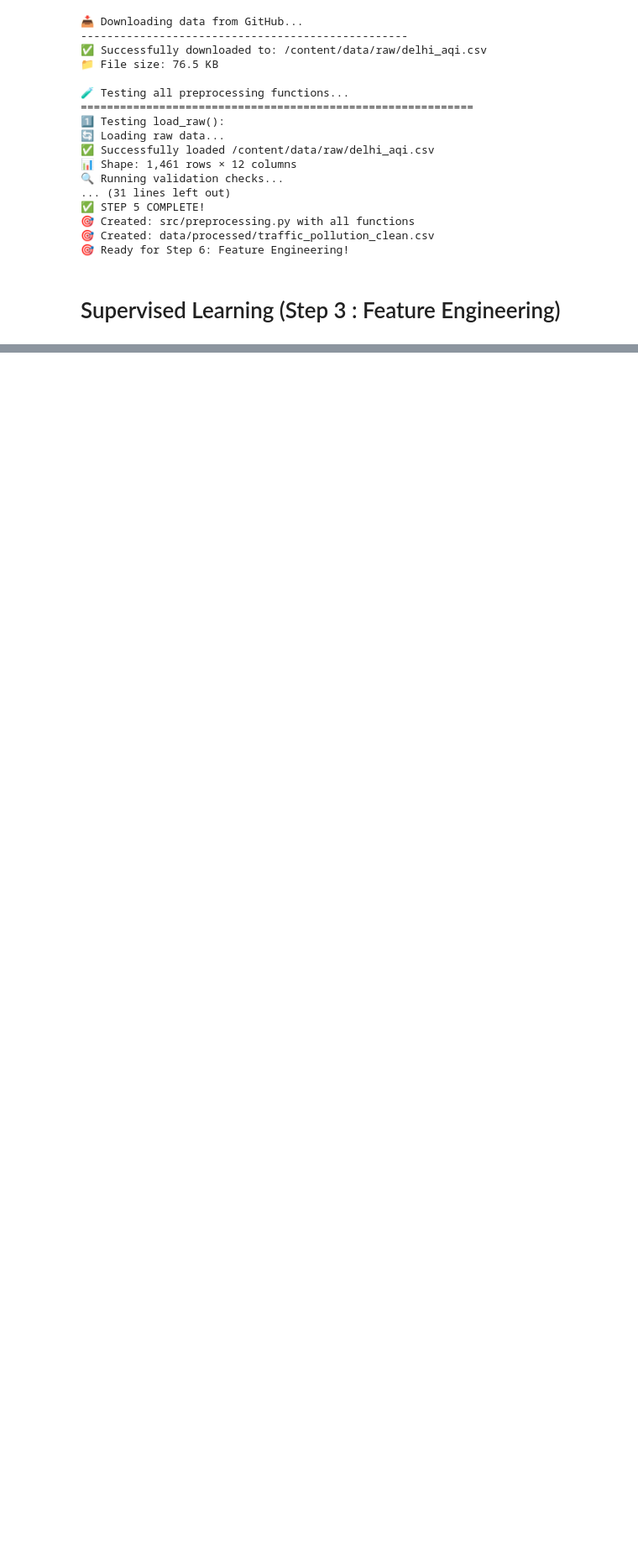
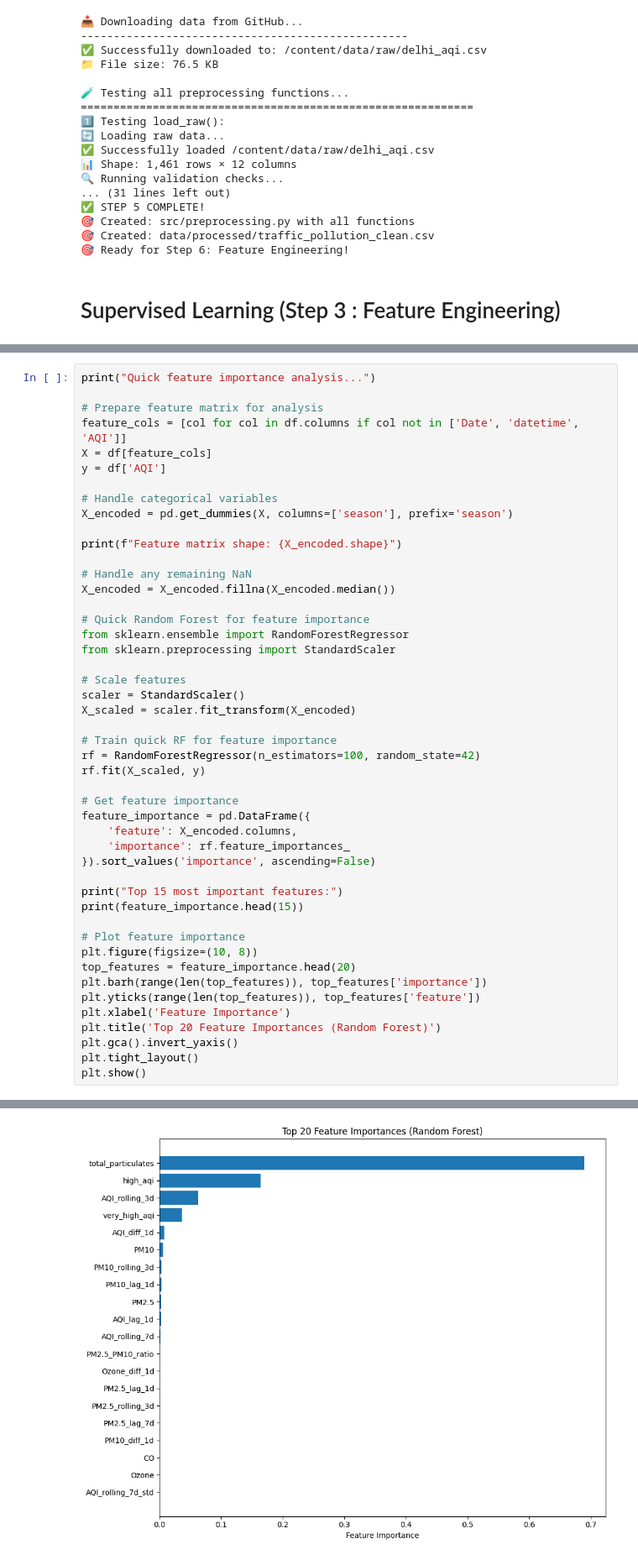
Before and after one commit to Sujoy-004/smart-city-hybrid-ml, a Jupyter notebook: notebooks/01_supervised_learning.ipynb, the cells around one changed output, grey strips where cells are left out. Shown: that part at 84% size. Saved outputs shown, nothing was run; the diff lists cells and outputs as text; blank space fills up the shorter version.

```diff
--- a/notebooks/01_supervised_learning.ipynb
+++ b/notebooks/01_supervised_learning.ipynb
@@ -783,0 +1173,48 @@ print("🎯 Ready for Step 6: Feature Engineering!")
+# %%
+print("Quick feature importance analysis...")
+
+# Prepare feature matrix for analysis
+feature_cols = [col for col in df.columns if col not in ['Date', 'datetime', 'AQI']]
+X = df[feature_cols]
+y = df['AQI']
+
+# Handle categorical variables
+X_encoded = pd.get_dummies(X, columns=['season'], prefix='season')
+
+print(f"Feature matrix shape: {X_encoded.shape}")
+
+# Handle any remaining NaN
+X_encoded = X_encoded.fillna(X_encoded.median())
+
+# Quick Random Forest for feature importance
+from sklearn.ensemble import RandomForestRegressor
+from sklearn.preprocessing import StandardScaler
+
+# Scale features
+scaler = StandardScaler()
+X_scaled = scaler.fit_transform(X_encoded)
+
+# Train quick RF for feature importance
+rf = RandomForestRegressor(n_estimators=100, random_state=42)
+rf.fit(X_scaled, y)
+
+# Get feature importance
+feature_importance = pd.DataFrame({
+    'feature': X_encoded.columns,
+    'importance': rf.feature_importances_
+}).sort_values('importance', ascending=False)
+
+print("Top 15 most important features:")
+print(feature_importance.head(15))
+
+# Plot feature importance
+plt.figure(figsize=(10, 8))
+top_features = feature_importance.head(20)
+plt.barh(range(len(top_features)), top_features['importance'])
+plt.yticks(range(len(top_features)), top_features['feature'])
+plt.xlabel('Feature Importance')
+plt.title('Top 20 Feature Importances (Random Forest)')
+plt.gca().invert_yaxis()
+plt.tight_layout()
+plt.show()
+# %% [output]
@@ -783,0 +1240 @@ print("🎯 Ready for Step 6: Feature Engineering!")
+[figure, added]
```
Also changed, not shown: parts of 30 cells of this notebook.
